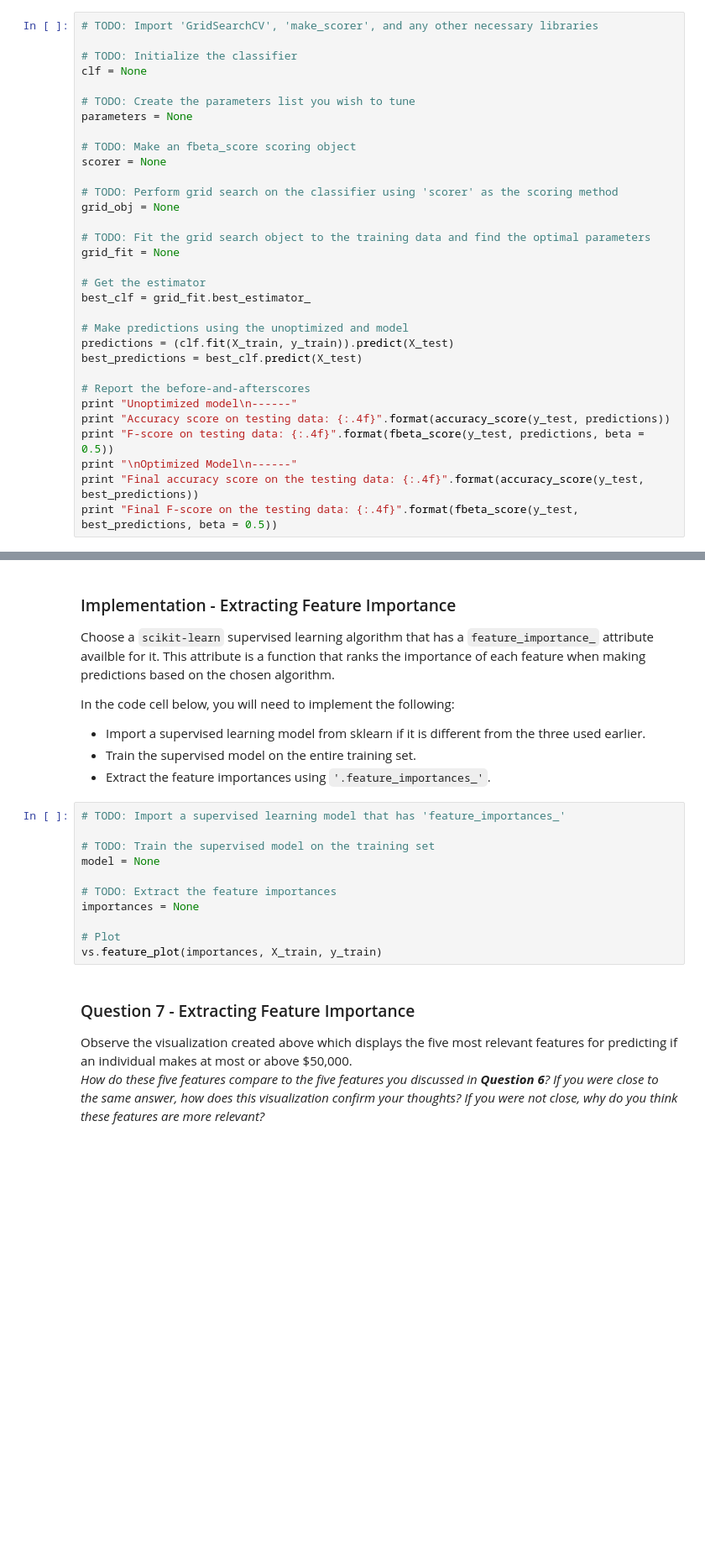
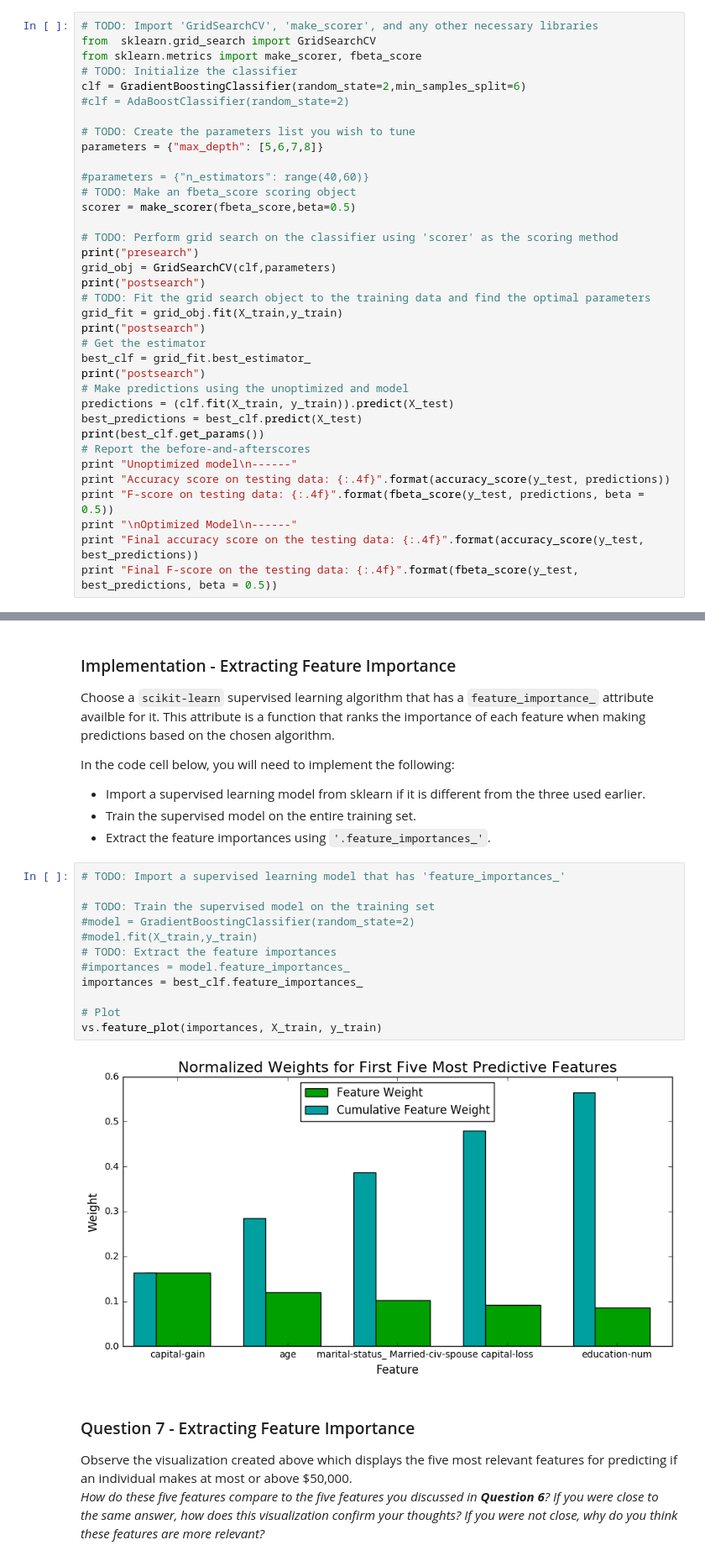
Before and after one commit to krapes/Udacity-Machine-Learning-Projects, a Jupyter notebook: projects/finding_donors/finding_donors.ipynb, the cells around one changed output, grey strips where cells are left out. Shown: that part at 84% size. Saved outputs shown, nothing was run; the diff lists cells and outputs as text; blank space fills up the shorter version.

```diff
--- a/projects/finding_donors/finding_donors.ipynb
+++ b/projects/finding_donors/finding_donors.ipynb
@@ -432,29 +490,33 @@ Fine tune the chosen model. Use grid search (`GridSearchCV`) with at least one i
 **Note:** Depending on the algorithm chosen and the parameter list, the following implementation may take some time to run!
 # %%
 # TODO: Import 'GridSearchCV', 'make_scorer', and any other necessary libraries
-
+from  sklearn.grid_search import GridSearchCV
+from sklearn.metrics import make_scorer, fbeta_score
 # TODO: Initialize the classifier
-clf = None
+clf = GradientBoostingClassifier(random_state=2,min_samples_split=6)
+#clf = AdaBoostClassifier(random_state=2)
 
 # TODO: Create the parameters list you wish to tune
-parameters = None
+parameters = {"max_depth": [5,6,7,8]}
 
+#parameters = {"n_estimators": range(40,60)}
 # TODO: Make an fbeta_score scoring object
-scorer = None
+scorer = make_scorer(fbeta_score,beta=0.5)
 
 # TODO: Perform grid search on the classifier using 'scorer' as the scoring method
-grid_obj = None
-
+print("presearch")
+grid_obj = GridSearchCV(clf,parameters)
+print("postsearch")
 # TODO: Fit the grid search object to the training data and find the optimal parameters
-grid_fit = None
-
+grid_fit = grid_obj.fit(X_train,y_train)
+print("postsearch")
 # Get the estimator
 best_clf = grid_fit.best_estimator_
-
+print("postsearch")
 # Make predictions using the unoptimized and model
 predictions = (clf.fit(X_train, y_train)).predict(X_test)
 best_predictions = best_clf.predict(X_test)
-
+print(best_clf.get_params())
 # Report the before-and-afterscores
 print "Unoptimized model\n------"
 print "Accuracy score on testing data: {:.4f}".format(accuracy_score(y_test, predictions))
@@ -499,14 +584,17 @@ In the code cell below, you will need to implement the following:
 # %%
 # TODO: Import a supervised learning model that has 'feature_importances_'
 
 # TODO: Train the supervised model on the training set
-model = None
-
+#model = GradientBoostingClassifier(random_state=2)
+#model.fit(X_train,y_train)
 # TODO: Extract the feature importances
-importances = None
+#importances = model.feature_importances_
+importances = best_clf.feature_importances_
 
 # Plot
 vs.feature_plot(importances, X_train, y_train)
+# %% [output]
+[figure, added]
 # %% [markdown]
 ### Question 7 - Extracting Feature Importance
 
```
Also changed, not shown: parts of 25 cells of this notebook.
